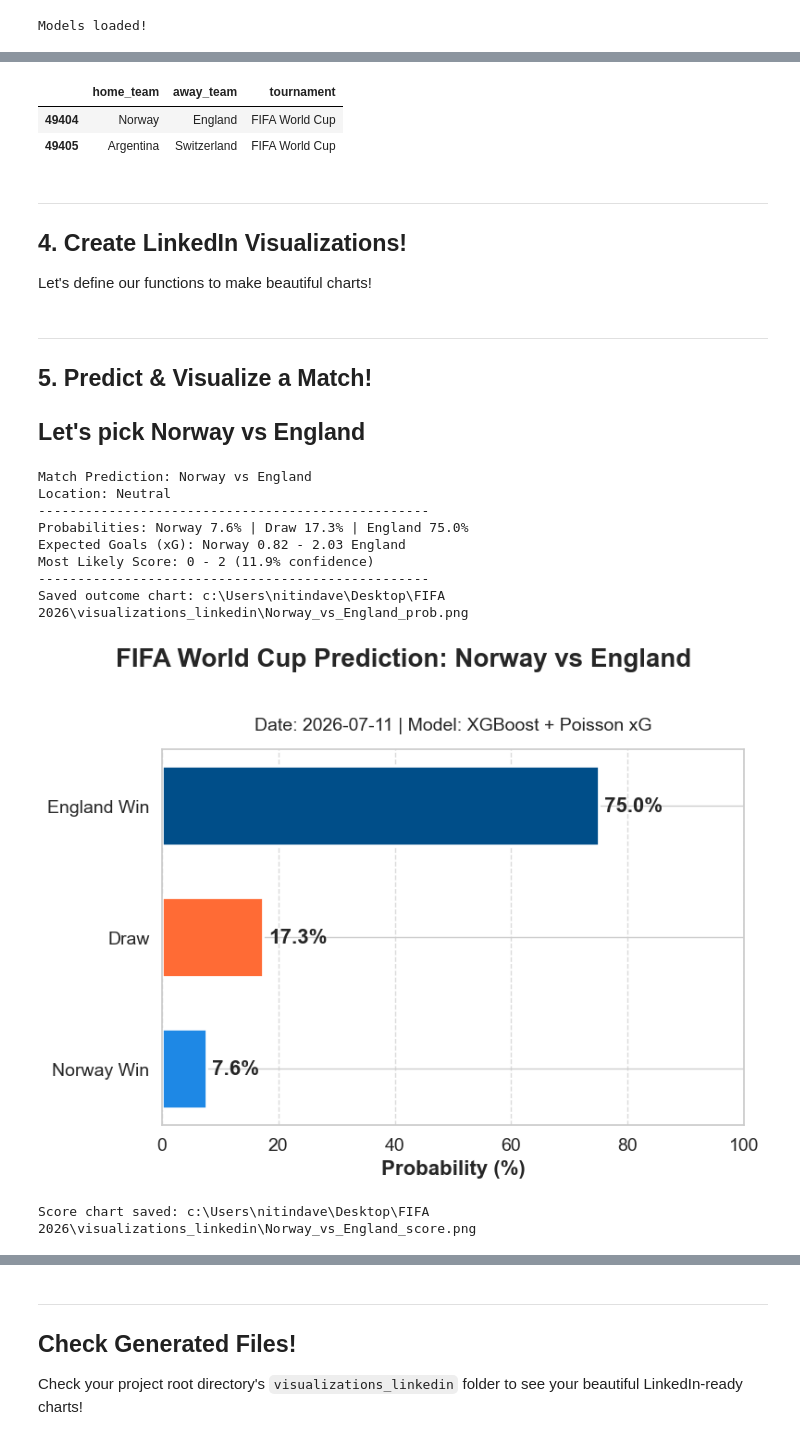
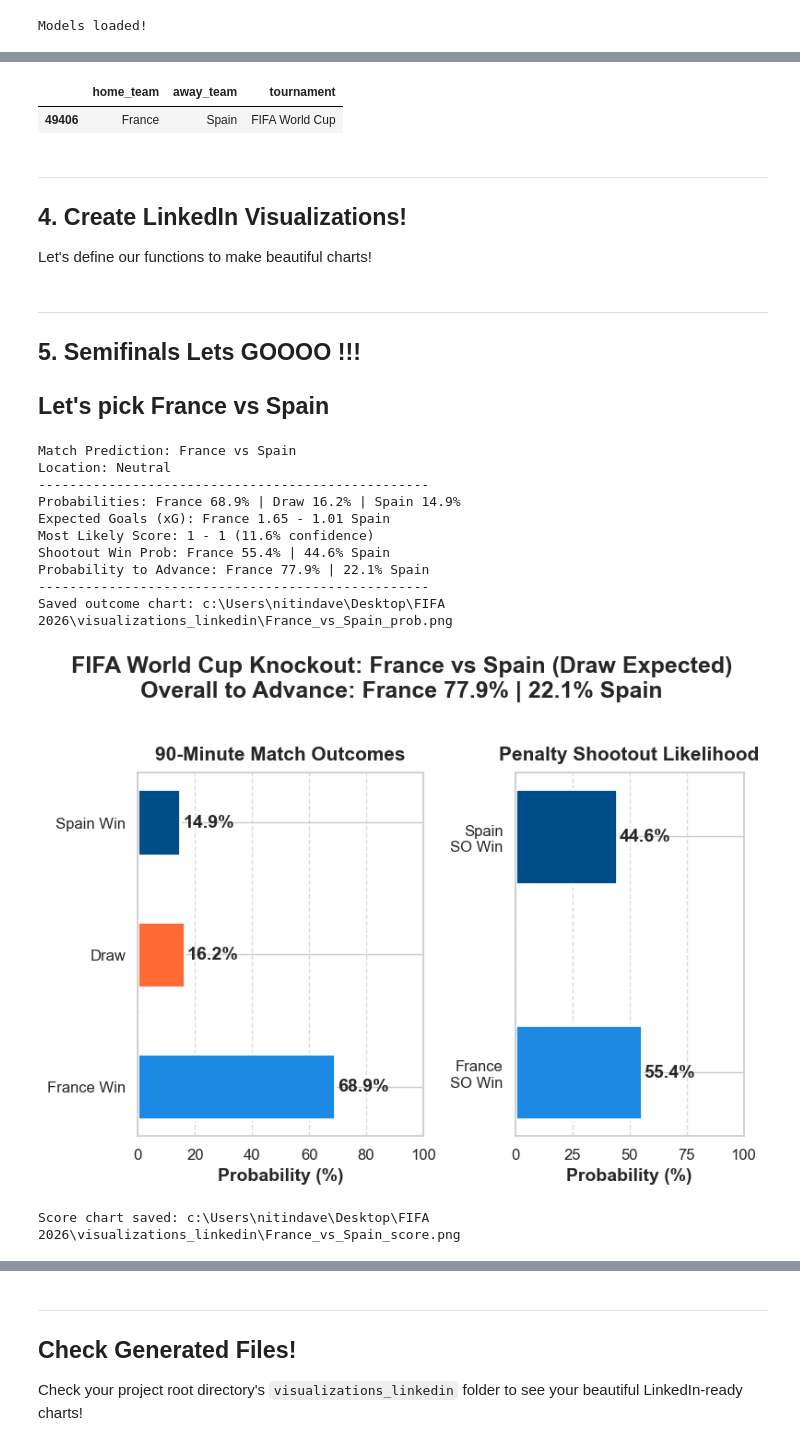
Before and after one commit to nitindavegit/FIFA-2026-Predictions, a Jupyter notebook: notebooks/04_LinkedIn_Presentation.ipynb, the cells around one changed output, grey strips where cells are left out. Saved outputs shown, nothing was run; the diff lists cells and outputs as text; code cells hidden in the pictures.

Commit message:
adding 1st semifinalist

```diff
--- a/notebooks/04_LinkedIn_Presentation.ipynb
+++ b/notebooks/04_LinkedIn_Presentation.ipynb
@@ -71,20 +71,19 @@ Let's look at matches on 2026-07-11!
 # %%
 data_dir = project_root / "data"
 results = pd.read_csv(data_dir / "results.csv")
-date = '2026-07-11'
+date = '2026-07-14'
 matches = results[results['date'] == date]
 matches[['home_team', 'away_team', 'tournament']]
 # %% [output]
 |  | home_team | away_team | tournament |
-| 49404 | Norway | England | FIFA World Cup |
-| 49405 | Argentina | Switzerland | FIFA World Cup |
+| 49406 | France | Spain | FIFA World Cup |
 # %% [markdown]
 ---
 ## 4. Create LinkedIn Visualizations!
 
 Let's define our functions to make beautiful charts!
 # %%
-def generate_outcome_chart(home_team, away_team, probs, date_str="2026-07-11", prediction=None):
+def generate_outcome_chart(home_team, away_team, probs, date_str="2026-07-14", prediction=None):
     has_advance = prediction is not None and 'advance_probs' in prediction
 
     if has_advance:
@@ -169,7 +168,7 @@ def generate_outcome_chart(home_team, away_team, probs, date_str="2026-07-11", p
     plt.show()
     plt.close(fig)
 # %%
-def generate_score_heatmap(home_team, away_team, home_xg, away_xg, date_str="2026-07-11", prediction=None):
+def generate_score_heatmap(home_team, away_team, home_xg, away_xg, date_str="2026-07-14", prediction=None):
     fig, (ax_heatmap, ax_summary) = plt.subplots(ncols=2, figsize=FIGSIZE, dpi=DPI, gridspec_kw={'width_ratios': [3, 1]})
 
     max_goals=5
@@ -232,23 +231,25 @@ def generate_score_heatmap(home_team, away_team, home_xg, away_xg, date_str="202
     plt.close(fig)
 # %% [markdown]
 ---
-## 5. Predict & Visualize a Match!
+## 5. Semifinals Lets GOOOO !!!
 
-## Let's pick Norway vs England
+## Let's pick France vs Spain
 # %%
-pred = predict_match("Norway", "England", neutral=1)
+pred = predict_match("France", "Spain", neutral=1)
 if pred:
     probs, (home_xg, away_xg) = pred['probs'], pred['xg']
-    generate_outcome_chart("Norway", "England", probs, prediction=pred)
-    generate_score_heatmap("Norway", "England", home_xg, away_xg, prediction=pred)
+    generate_outcome_chart("France", "Spain", probs, prediction=pred)
+    generate_score_heatmap("France", "Spain", home_xg, away_xg, prediction=pred)
 # %% [output]
-Match Prediction: Norway vs England
+Match Prediction: France vs Spain
 Location: Neutral
 --------------------------------------------------
-Probabilities: Norway 7.6% | Draw 17.3% | England 75.0%
-Expected Goals (xG): Norway 0.82 - 2.03 England
-Most Likely Score: 0 - 2 (11.9% confidence)
+Probabilities: France 68.9% | Draw 16.2% | Spain 14.9%
+Expected Goals (xG): France 1.65 - 1.01 Spain
+Most Likely Score: 1 - 1 (11.6% confidence)
+Shootout Win Prob: France 55.4% | 44.6% Spain
+Probability to Advance: France 77.9% | 22.1% Spain
 --------------------------------------------------
-Saved outcome chart: c:\Users\nitindave\Desktop\FIFA 2026\visualizations_linkedin\Norway_vs_England_prob.png
+Saved outcome chart: c:\Users\nitindave\Desktop\FIFA 2026\visualizations_linkedin\France_vs_Spain_prob.png
-[figure, old version]
+[figure, new version]
-Score chart saved: c:\Users\nitindave\Desktop\FIFA 2026\visualizations_linkedin\Norway_vs_England_score.png
+Score chart saved: c:\Users\nitindave\Desktop\FIFA 2026\visualizations_linkedin\France_vs_Spain_score.png
```
Also changed, not shown: parts of 4 cells of this notebook.
